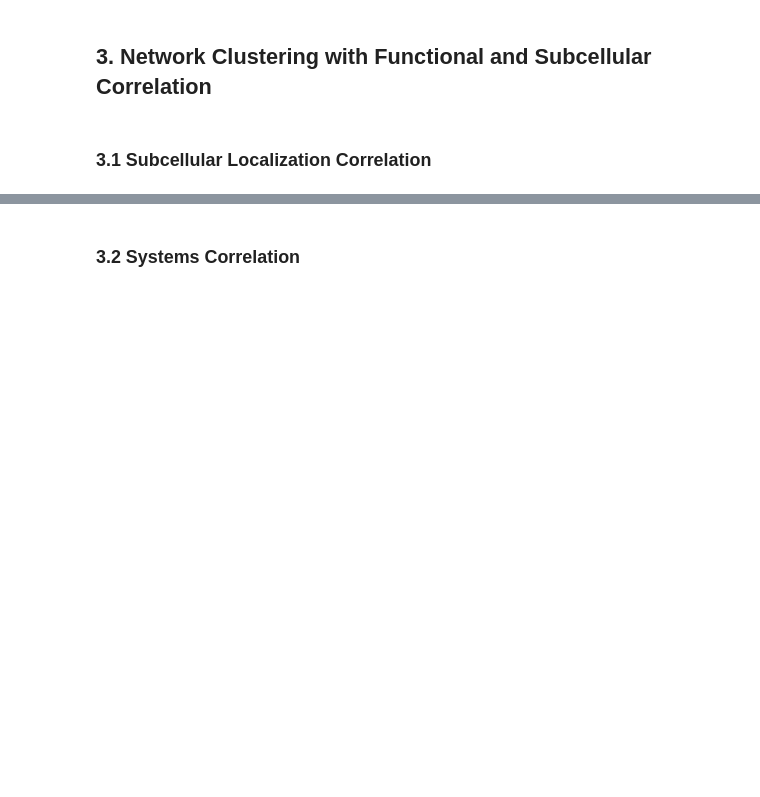
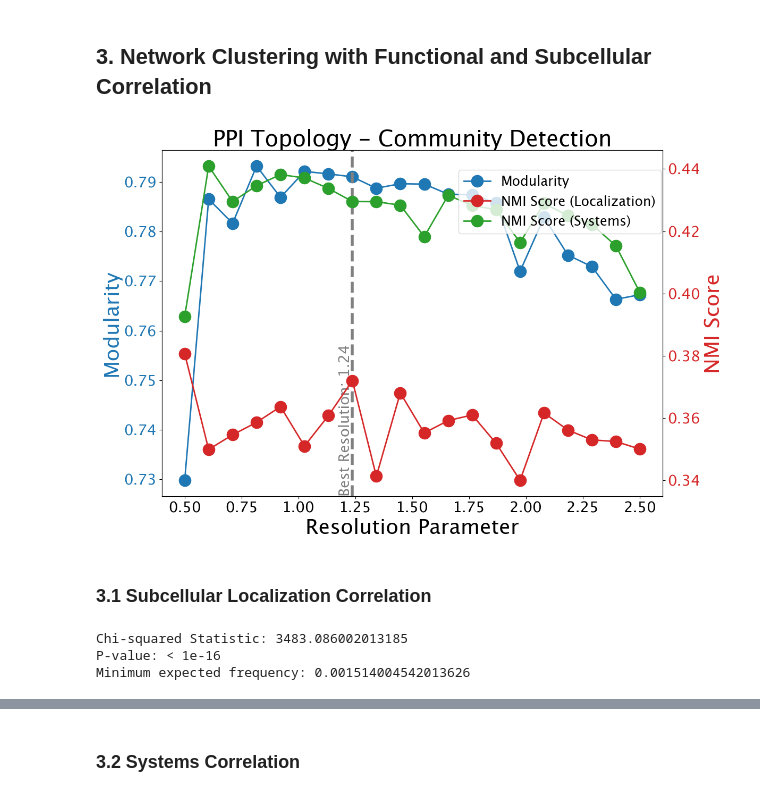
Before and after one commit to pablodig/secRecon-Secretory-Pathway-Reconstruction, a Jupyter notebook: 1 - Network Reconstruction/1.3 - PPI_Ontology_Network.ipynb, the cells around one changed output, grey strips where cells are left out. Drawn from its saved outputs; the diff is of its cells as text; code cells hidden in the pictures; blank space fills up the shorter version.

```diff
--- a/1 - Network Reconstruction/1.3 - PPI_Ontology_Network.ipynb
+++ b/1 - Network Reconstruction/1.3 - PPI_Ontology_Network.ipynb
@@ -325,7 +331,7 @@ import matplotlib.pyplot as plt
 # -----------------------------
 
 # Load the network from a GraphML file
-G = nx.read_graphml('Network/string_interactions_sec_recon.graphml')
+G = nx.read_graphml('secRecon_networks/string_interactions_sec_recon.graphml')
 
 # Load the gene dictionary from a pickle file
 gene_dict_path = 'gene_dict.pkl'
@@ -390,46 +398,48 @@ best_resolution = resolutions[best_index]
 # -----------------------------
 # Step 4: Plot the Elbow Plot with the Best Trade-off Point
 # -----------------------------
 
 # Plotting the elbow plot
 fig, ax1 = plt.subplots(figsize=(12, 8))
 
 # Plot modularity scores
 color = 'tab:blue'
-ax1.set_xlabel('Resolution Parameter', fontsize=18)
-ax1.set_ylabel('Modularity', color=color, fontsize=18)
-ax1.plot(resolutions, modularity_scores, '-o', color=color, label='Modularity', linewidth=2, markersize=8)
-ax1.tick_params(axis='y', labelcolor=color, labelsize=14)
-ax1.tick_params(axis='x', labelsize=14)
-ax1.set_title('Functional Topology - Community Detection', fontsize=20)
+ax1.set_xlabel('Resolution Parameter', fontsize=28)
+ax1.set_ylabel('Modularity', color=color, fontsize=28)
+ax1.plot(resolutions, modularity_scores, '-o', color=color, label='Modularity', linewidth=2, markersize=16)
+ax1.tick_params(axis='y', labelcolor=color, labelsize=20)
+ax1.tick_params(axis='x', labelsize=20)
+ax1.set_title('PPI Topology - Community Detection', fontsize=30)
 
 # Create a second y-axis for NMI scores (subcellular localization)
 ax2 = ax1.twinx()  # instantiate a second axes that shares the same x-axis
 color = 'tab:red'
-ax2.set_ylabel('NMI Score', color=color, fontsize=18)  # we already handled the x-label with ax1
-ax2.plot(resolutions, nmi_scores_localization, '-o', color=color, label='NMI Score (Localization)', linewidth=2, markersize=8)
-ax2.tick_params(axis='y', labelcolor=color, labelsize=14)
+ax2.set_ylabel('NMI Score', color=color, fontsize=28)  # we already handled the x-label with ax1
+ax2.plot(resolutions, nmi_scores_localization, '-o', color=color, label='NMI Score (Localization)', linewidth=2, markersize=16)
+ax2.tick_params(axis='y', labelcolor=color, labelsize=20)
 
 # Plot NMI scores (systems) on the same second y-axis with a different color
 color = 'tab:green'
-ax2.plot(resolutions, nmi_scores_systems, '-o', color=color, label='NMI Score (Systems)', linewidth=2, markersize=8)
+ax2.plot(resolutions, nmi_scores_systems, '-o', color=color, label='NMI Score (Systems)', linewidth=2, markersize=16)
 
 # Add vertical dotted line at the best resolution
-ax1.axvline(x=best_resolution, color='gray', linestyle='--', linewidth=2)
+ax1.axvline(x=best_resolution, color='gray', linestyle='--', linewidth=4)
 
 # Annotate the best resolution
 ax1.text(best_resolution, ax1.get_ylim()[0], f'Best Resolution: {best_resolution:.2f}',
-         rotation=90, va='bottom', ha='right', fontsize=14, color='gray')
+         rotation=90, va='bottom', ha='right', fontsize=20, color='gray')
 
 # Add legend to differentiate the lines
 fig.legend(loc='upper right', bbox_to_anchor=(0.9, 0.9), fontsize=18)
 
 # Show the plot
 fig.tight_layout()  # to make sure everything fits nicely
 
-plt.savefig('Plots/elbow_ppi.svg', format='svg', dpi=300, bbox_inches='tight')
+plt.savefig('../Plots/elbow_ppi.svg', format='svg', dpi=300, bbox_inches='tight')
 
 plt.show()
+# %% [output]
+[figure, added]
 # %%
 # -----------------------------
 # Step 2: Perform Community Detection
@@ -506,6 +516,10 @@ else:
 
 # Check minimum expected frequency
 print(f"Minimum expected frequency: {expected.min()}")
+# %% [output]
+Chi-squared Statistic: 3483.086002013185
+P-value: < 1e-16
+Minimum expected frequency: 0.001514004542013626
 # %%
 # -----------------------------
 # Step 5: Calculate Normalized Mutual Information (NMI)
```
Also changed, not shown: parts of 8 cells of this notebook, 29 other files.
